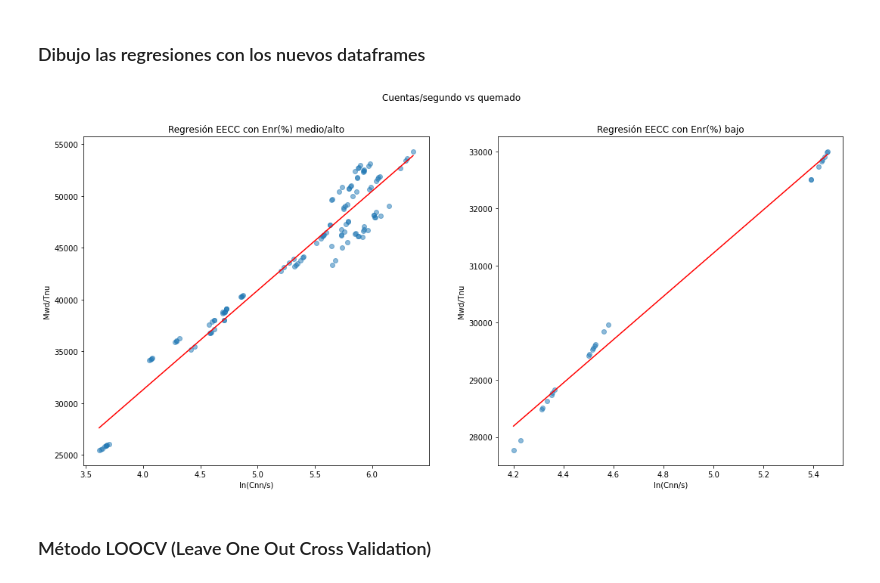
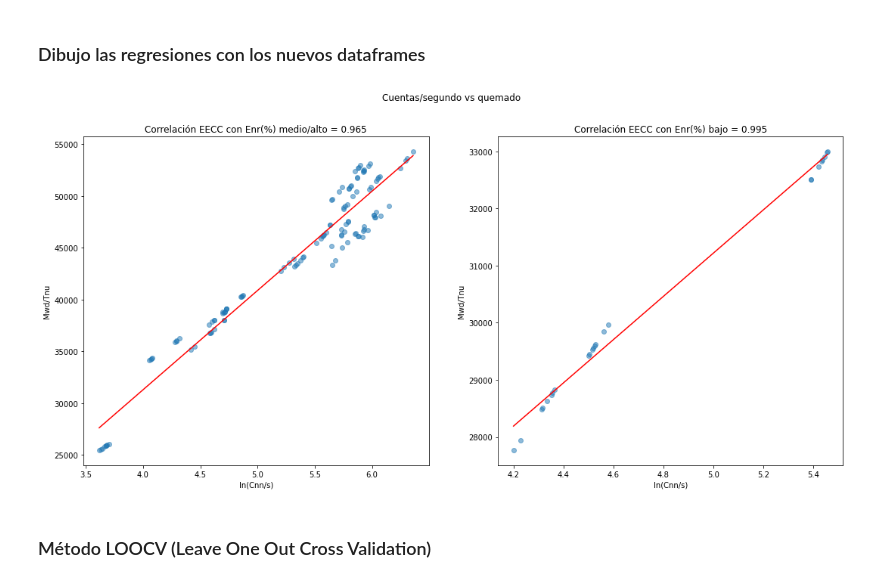
Before and after one commit to jarok03/PracticaUAM, a Jupyter notebook: CalculoQuemadoRev1.ipynb, the cells around one changed output. Drawn from its saved outputs; the diff is of its cells as text; code cells hidden in the pictures.

Commit message:
Corrección en regresión EECC con Enr(%) bajo

```diff
--- a/CalculoQuemadoRev1.ipynb
+++ b/CalculoQuemadoRev1.ipynb
@@ -590,6 +594,10 @@ indep1 = data1['Cnn/s'].values
 dep1 = data1['Mwd/TnU'].values
 indep2 = data2['Cnn/s'].values
 dep2 = data2['Mwd/TnU'].values
+
+
+corrcoef1 = np.corrcoef(indep1, dep1)
+corrcoef2 = np.corrcoef(indep2, dep2)
 
 
 # Incluyo término independiente
@@ -599,36 +607,36 @@ X2 = np.array([np.ones(data2['Cnn/s'].shape[0]), data2['Cnn/s']]).T
 B2 = np.linalg.inv(X2.T @ X2) @ X2.T @ data2['Mwd/TnU']
 # print(B)
 # print(BL)
 
 
 # Valores extremos de abscisas
 ext1 = (data1['Cnn/s'].min(), data1['Cnn/s'].max())
 ext2 = (data2['Cnn/s'].min(), data2['Cnn/s'].max())
 # print(ext)
 # print(extL)
 
 
 # Gráficas incluyendo la línea de regresión
 fig,ax = plt.subplots(1, 2, figsize=(18,8))
 
 ax[0].plot(indep1, dep1, 'o', alpha=0.5)
-ax[0].set_title('Regresión EECC con Enr(%) medio/alto')
+ax[0].set_title('Correlación EECC con Enr(%) medio/alto = {:.3f}'.format(corrcoef1[0,1]))
 ax[0].set_xlabel('ln(Cnn/s)')
 ax[0].set_ylabel('Mwd/Tnu')
 ax[0].plot([ext1[0], ext1[1]], [B1[0]+B1[1]*ext1[0], B1[0]+B1[1]*ext1[1]], c='red')
 
 ax[1].plot(indep2, dep2, 'o', alpha=0.5)
-ax[1].set_title('Regresión EECC con Enr(%) bajo')
+ax[1].set_title('Correlación EECC con Enr(%) bajo = {:.3f}'.format(corrcoef2[0,1]))
 ax[1].set_xlabel('ln(Cnn/s)')
 ax[1].set_ylabel('Mwd/Tnu')
 ax[1].plot([ext2[0], ext2[1]], [B2[0]+B2[1]*ext2[0], B2[0]+B2[1]*ext2[1]], c='red')
 
 fig.suptitle('Cuentas/segundo vs quemado')
 
 plt.show()
 plt.close()
 # %% [output]
-[figure, old version]
+[figure, new version]
 # %% [markdown]
 ### Método LOOCV (Leave One Out Cross Validation)
 # %%
```
Also changed, not shown: parts of 10 cells of this notebook.
